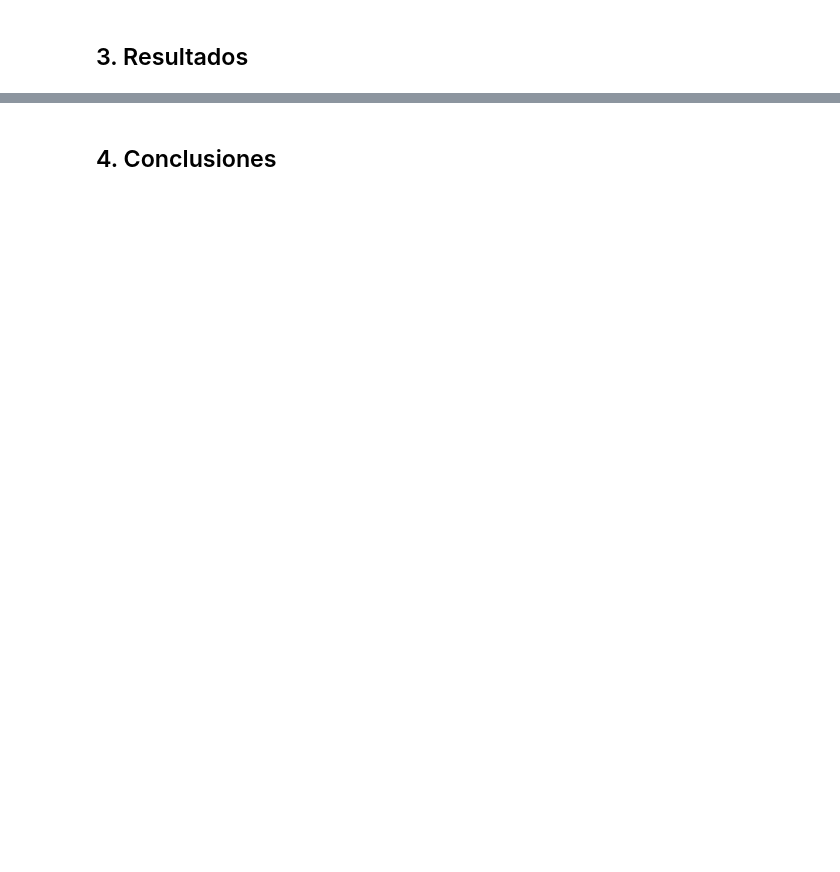
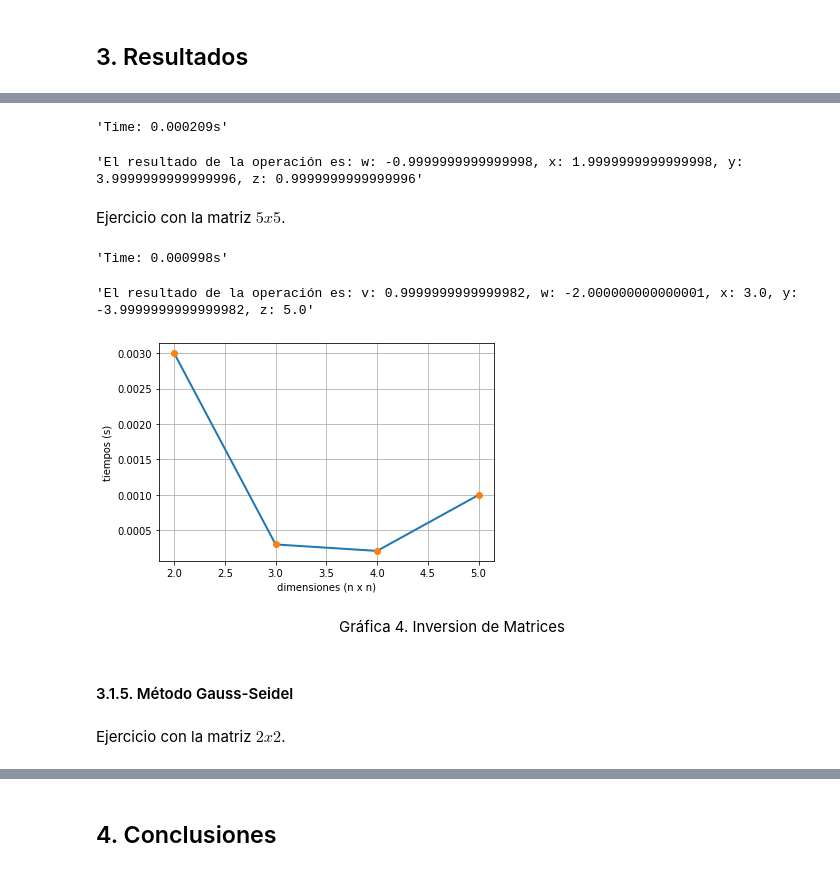
Before and after one commit to smaje99/numerical-methods-udla, a Jupyter notebook: sistema de ecuaciones lineales.ipynb, the cells around one changed output, grey strips where cells are left out. Saved outputs shown, nothing was run; the diff lists cells and outputs as text; code cells hidden in the pictures; blank space fills up the shorter version.

```diff
--- a/sistema de ecuaciones lineales.ipynb
+++ b/sistema de ecuaciones lineales.ipynb
@@ -573,7 +618,7 @@ def inversion(A: np.ndarray, b: np.ndarray, *, table: list) -> np.ndarray:
     Returns:
         np.ndarray: Matriz x.
     '''
-    if np.linalg.det == 0:
+    if np.linalg.det(A) == 0:
         raise ValueError('La sistema de ecuaciones no tiene solución por medio de este método')
 
     A_inv = np.linalg.inv(A)
@@ -624,0 +1162,11 @@ def gauss_seidel(
+# %%
+x, t = solve(
+    matrices[3]['A'],
+    matrices[3]['b'],
+    inversion,
+    []
+)
+
+times.append(t)
+
+f'Time: {t:.6f}s'
@@ -624,0 +1181,56 @@ def gauss_seidel(
+# %%
+x, t = solve(
+    matrices[4]['A'],
+    matrices[4]['b'],
+    inversion,
+    []
+)
+
+times.append(t)
+
+f'Time: {t:.6f}s'
+# %% [output]
+'Time: 0.000209s'
+# %%
+f'El resultado de la operación es: w: {x[0]}, x: {x[1]}, y: {x[2]}, z: {x[3]}'
+# %% [output]
+'El resultado de la operación es: w: -0.9999999999999998, x: 1.9999999999999998, y: 3.9999999999999996, z: 0.9999999999999996'
+# %% [markdown]
+Ejercicio con la matriz $5x5$.
+# %%
+x, t = solve(
+    matrices[5]['A'],
+    matrices[5]['b'],
+    inversion,
+    table
+)
+
+times.append(t)
+
+f'Time: {t:.6f}s'
+# %% [output]
+'Time: 0.000998s'
+# %%
+f'El resultado de la operación es: v: {x[0]}, w: {x[1]}, x: {x[2]}, y: {x[3]}, z: {x[4]}'
+# %% [output]
+'El resultado de la operación es: v: 0.9999999999999982, w: -2.000000000000001, x: 3.0, y: -3.9999999999999982, z: 5.0'
+# %%
+benchmarking.append([times, 'Inversa'])
+
+plt.plot([2, 3, 4, 5], times, linewidth=2.0)
+plt.plot([2, 3, 4, 5], times, 'o', linewidth=2.0)
+
+plt.xlabel('dimensiones (n x n)')
+plt.ylabel('tiempos (s)')
+plt.grid()
+plt.show()
+# %% [output]
+[figure, added]
+# %% [markdown]
+<div align="center">
+    Gráfica 4. Inversion de Matrices
+</div>
+# %% [markdown]
+#### 3.1.5. Método Gauss-Seidel
+# %% [markdown]
+Ejercicio con la matriz $2x2$.
```
Also changed, not shown: parts of 131 cells of this notebook.
